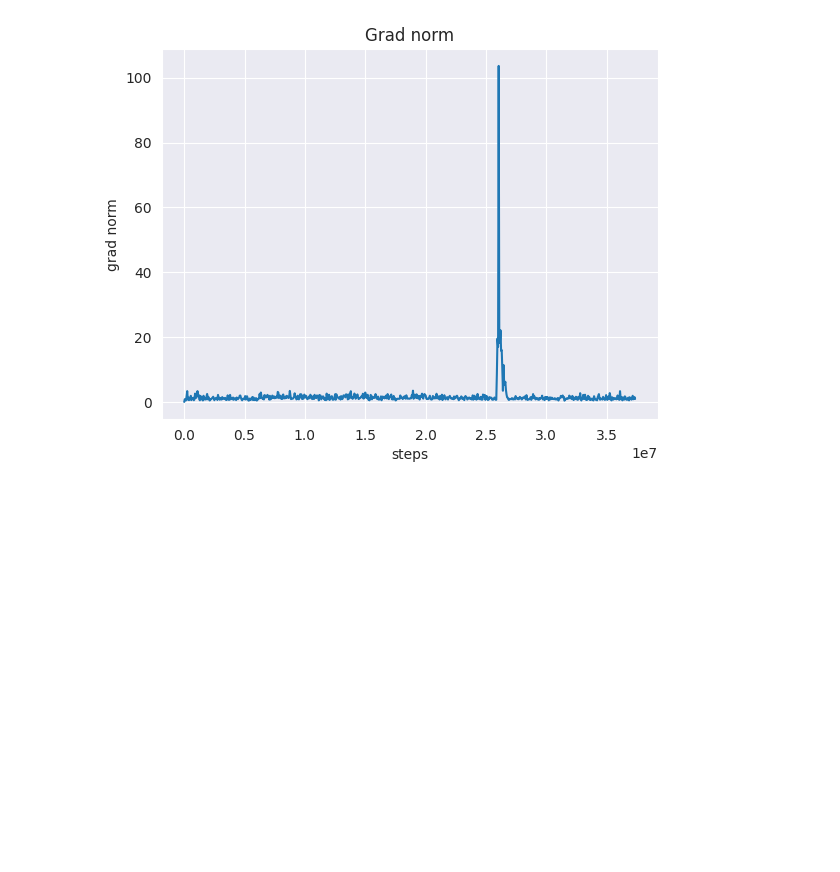
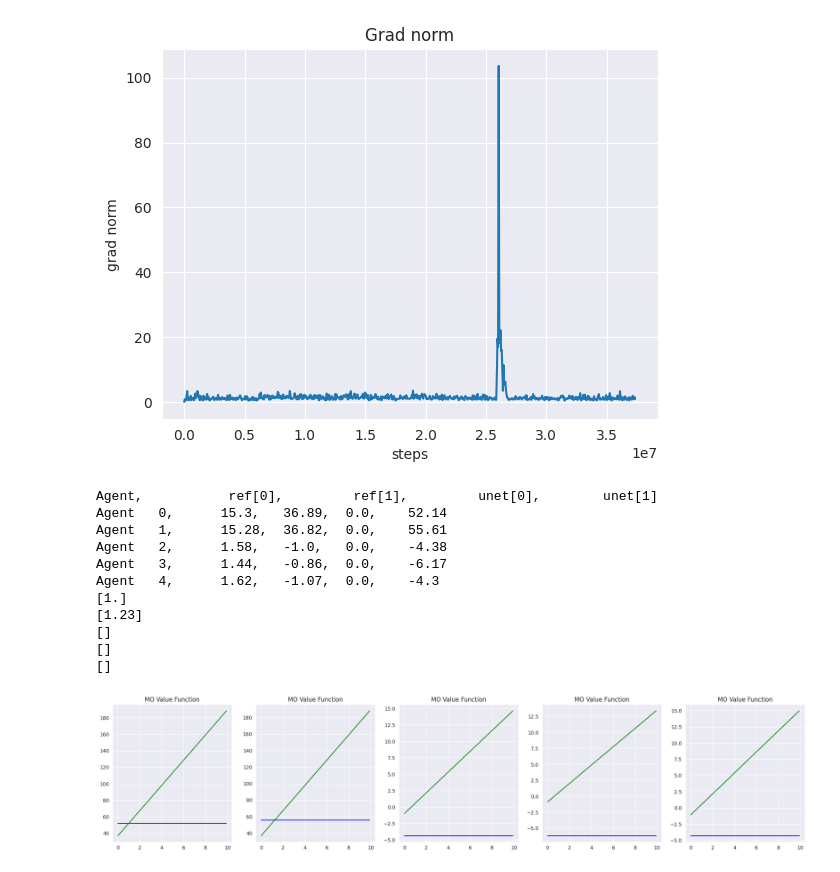
Before and after one commit to maymac00/EPyMARL_EGG, a Jupyter notebook: see_policies.py.ipynb, the cells around one changed output. Cells and saved outputs as stored; diff of their text form; code cells hidden in the pictures; blank space fills up the shorter version.

```diff
--- a/see_policies.py.ipynb
+++ b/see_policies.py.ipynb
@@ -35,6 +35,17 @@ def find_plateau_timestep(return_series, window=10, threshold=0.01):
             return i  # Return the index where the plateau starts
 
     return -1  # Return -1 if no plateau is found
+
+def get_intersection(ve1, v01, ve2, v02, max_weight=10):
+    # handle division by zero masking out the positions where the denominator is zero
+    denominator = ve2 - ve1
+    if isinstance(denominator, np.ndarray):
+        denominator[denominator == 0] = np.nan
+    else:
+        if denominator == 0:
+            return np.nan
+    wes = (v01 - v02) / denominator
+    return np.round(wes[(wes >= 0) & (wes <= max_weight)], 2)
 # %%
 def get_metrics(path):
     metrics = json.load(open(path+"/metrics.json"))
@@ -203,3 +214,57 @@ KeyError: 'agent_0_objective_0_return_mean'
 plot_grad_norm(metrics)
 # %% [output]
 [figure]
+# %%
+# OLS
+ref = np.array([[15.3 , 36.89],
+ [15.28, 36.82],
+ [ 1.58, -1.  ],
+ [ 1.44, -0.86],
+ [ 1.62, -1.07]])
+unet = np.array([
+[-16.07,  52.14],
+[-15.76,  55.61],
+ [ -3.45,  -4.38],
+ [ -3.11,  -6.17],
+ [ -3.16,  -4.3 ]])
+#unet = policies[0.4][0]
+unet[:, 0] = 0
+
+fig, axs = plt.subplots(1, 5, figsize=(25, 5))
+step = 0.1
+# for ag in mo_value_w10:
+max_weight = 10
+# Subplot for each agent
+x = np.arange(0, max_weight, step)
+w = np.array([np.arange(0, max_weight, step), np.ones(int(max_weight/step))])
+
+print("Agent, \t\t ref[0],\t ref[1],\t unet[0],\t unet[1]")
+for i, ag in enumerate(range(5)):
+    # Print lines like: Agent i, ref[0], ref[1], unet[0], unet[1]
+    print(f"Agent \t{ag}, \t{ref[ag, 0]}, \t{ref[ag, 1]}, \t{unet[ag, 0]}, \t{unet[ag, 1]}")
+
+for i, ag in enumerate(range(5)):
+    axs[i].set_title("MO Value Function")
+    axs[i].plot(x, np.dot(unet[ag], w), c="blue")
+    axs[i].plot(x, np.dot(ref[ag], w), c="green")
+
+wes = []
+for ag in range(5):
+    # Print intersecctions
+    inter = get_intersection(unet[ag, 0], unet[ag, 1], ref[ag, 0], ref[ag, 1], max_weight=max_weight)
+    print(inter)
+    wes.append(inter)
+plt.show()
+# %% [output]
+Agent,           ref[0],         ref[1],         unet[0],        unet[1]
+Agent   0,      15.3,   36.89,  0.0,    52.14
+Agent   1,      15.28,  36.82,  0.0,    55.61
+Agent   2,      1.58,   -1.0,   0.0,    -4.38
+Agent   3,      1.44,   -0.86,  0.0,    -6.17
+Agent   4,      1.62,   -1.07,  0.0,    -4.3
+[1.]
+[1.23]
+[]
+[]
+[]
+[figure, added]
```
Also changed, not shown: parts of 2 cells of this notebook, 3 other files.
